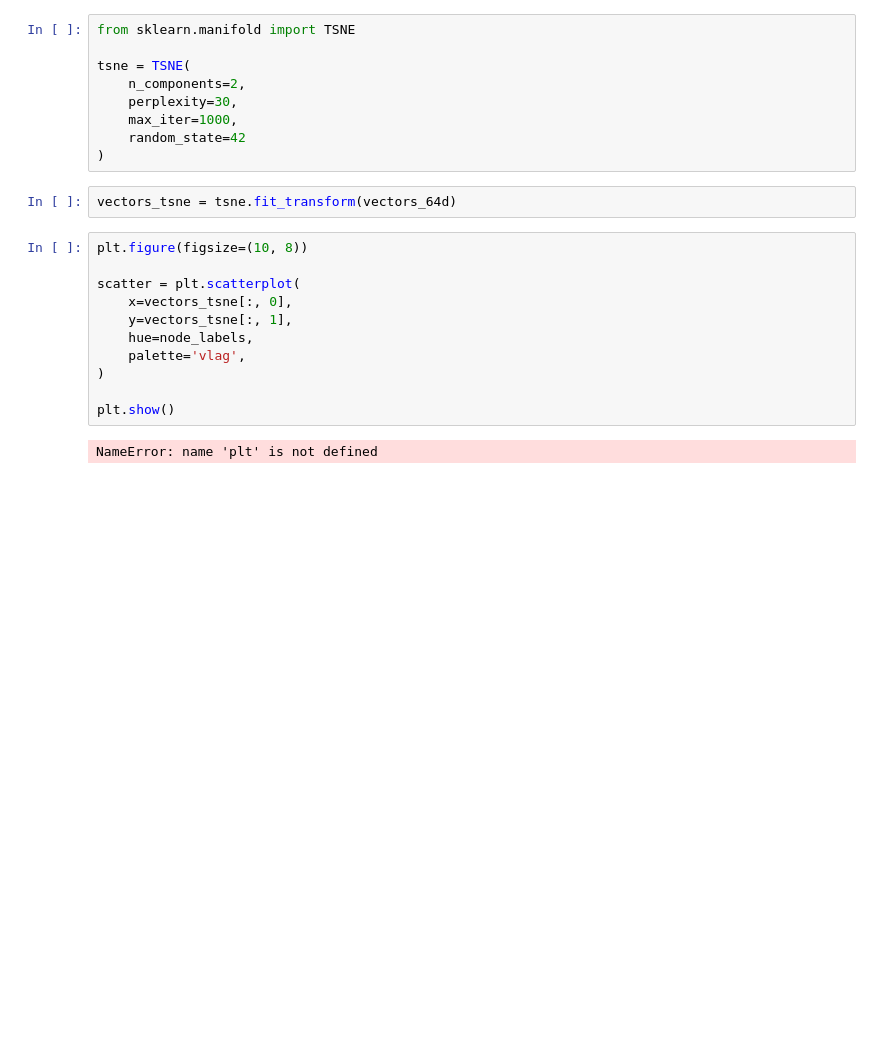
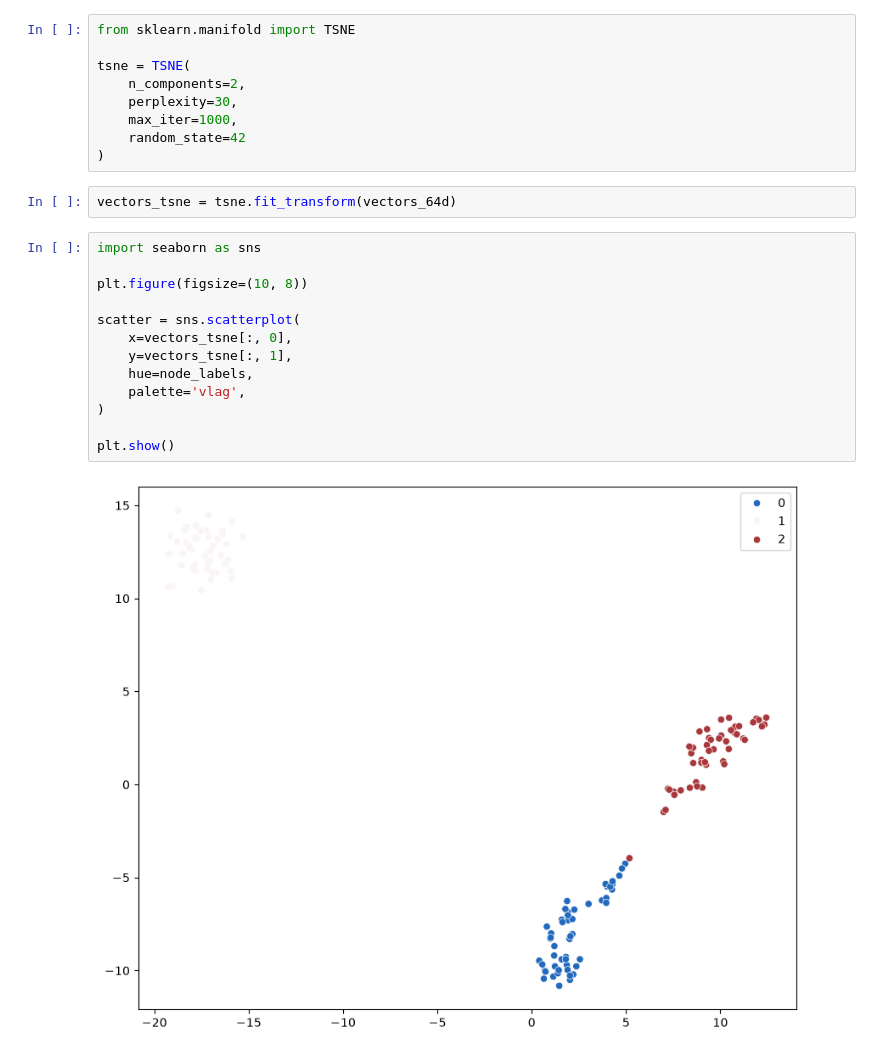
Before and after one commit to KrishanuZ/Behavioral-Homophily-Network, a Jupyter notebook: 02-Notebooks/03-embedding.ipynb, the cells around one changed output. Saved outputs shown, nothing was run; the diff lists cells and outputs as text; blank space fills up the shorter version.

Commit message:
feat: Plot the 'beta` `t-SNE` plot

```diff
--- a/02-Notebooks/03-embedding.ipynb
+++ b/02-Notebooks/03-embedding.ipynb
@@ -122,15 +122,17 @@ tsne = TSNE(
 # %%
 vectors_tsne = tsne.fit_transform(vectors_64d)
 # %%
+import seaborn as sns
+
 plt.figure(figsize=(10, 8))
 
-scatter = plt.scatterplot(
+scatter = sns.scatterplot(
     x=vectors_tsne[:, 0],
     y=vectors_tsne[:, 1],
     hue=node_labels,
     palette='vlag',
 )
 
 plt.show()
 # %% [output]
-NameError: name 'plt' is not defined
+[figure, added]
```
